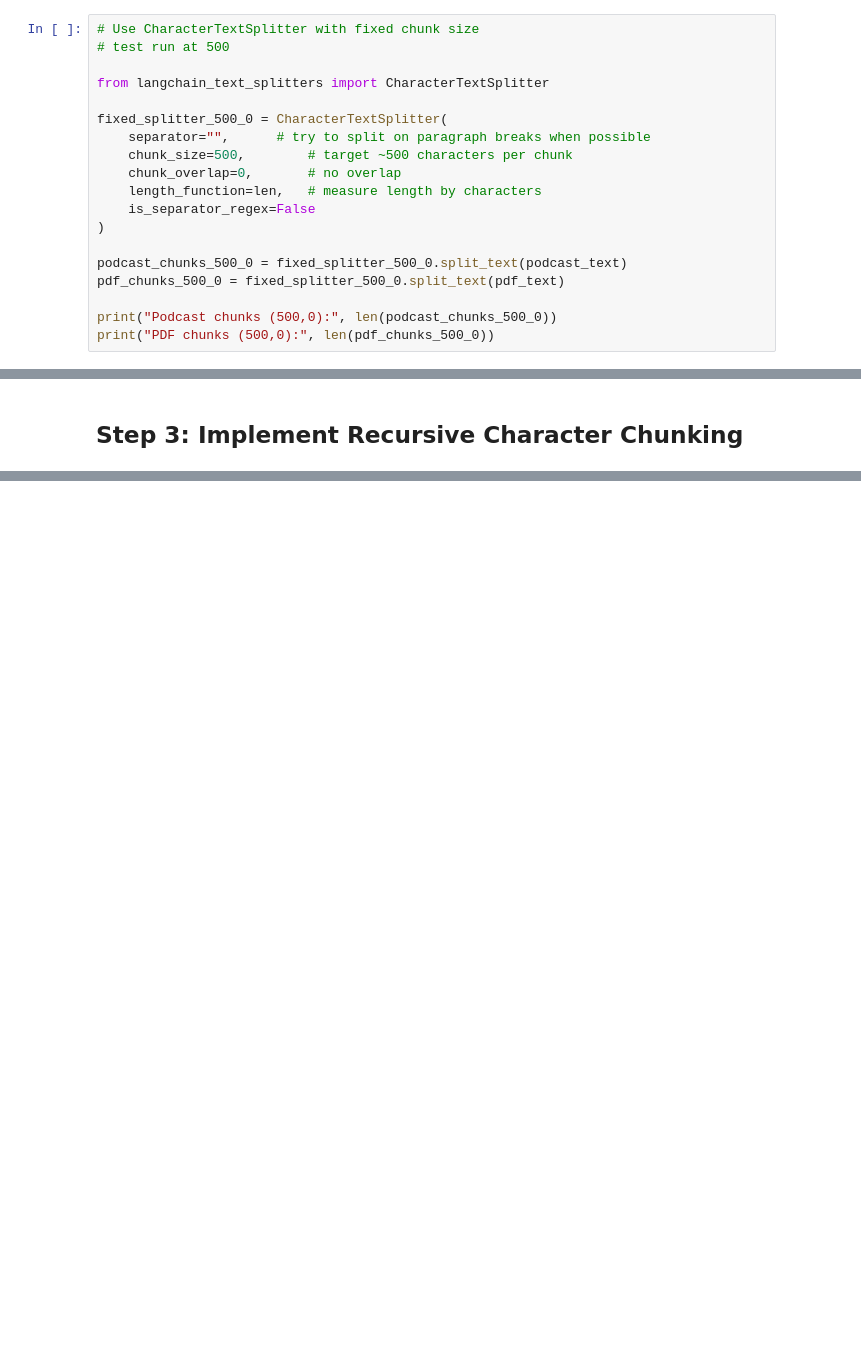
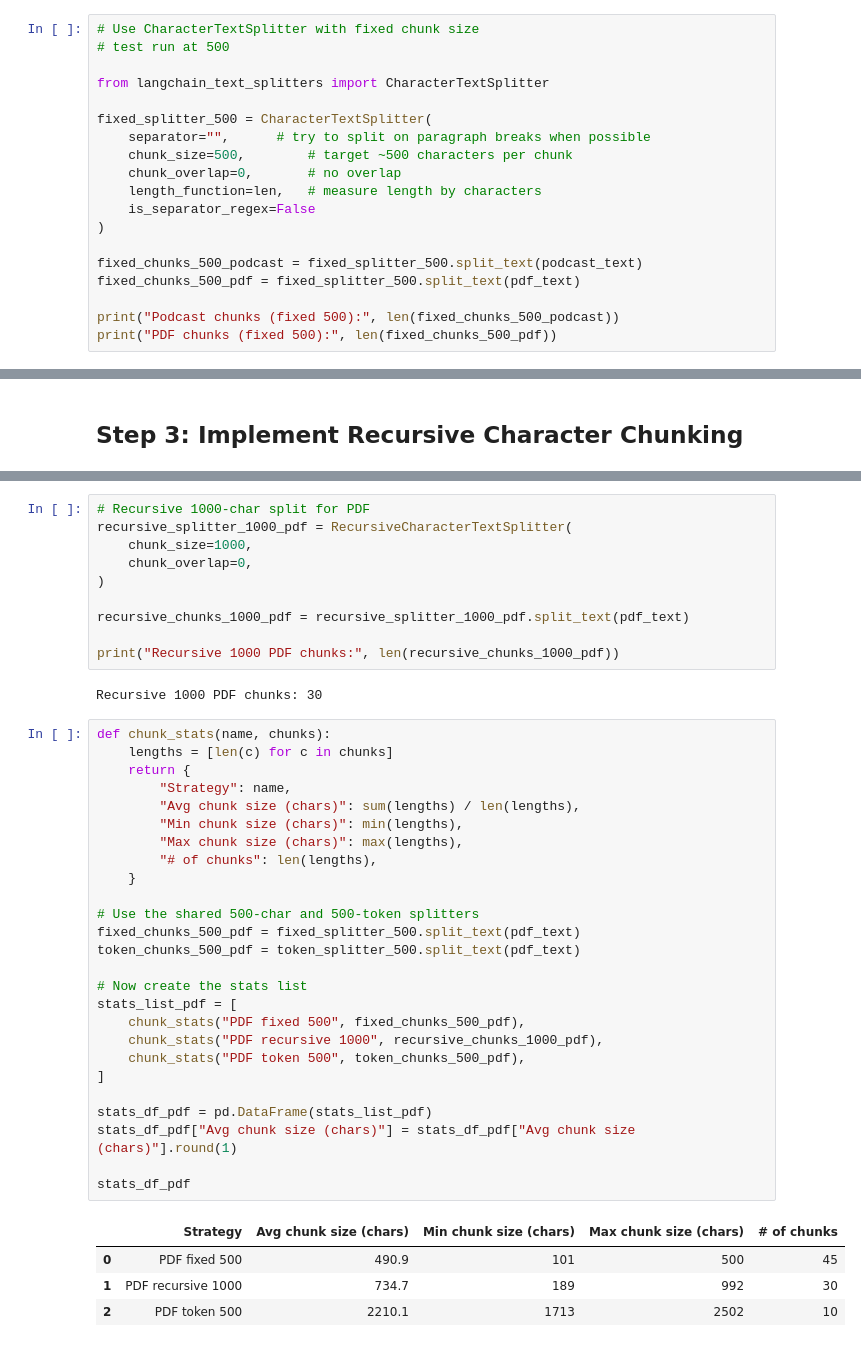
Before and after one commit to andreasmp77-crypto/W3D4_LAB_Slice_docs, a Jupyter notebook: chunking_strategies.ipynb, the cells around one changed output, grey strips where cells are left out. Saved outputs shown, nothing was run; the diff lists cells and outputs as text; blank space fills up the shorter version.

```diff
--- a/chunking_strategies.ipynb
+++ b/chunking_strategies.ipynb
@@ -188,7 +162,7 @@ PDF characters: 22101
 
 from langchain_text_splitters import CharacterTextSplitter
 
-fixed_splitter_500_0 = CharacterTextSplitter(
+fixed_splitter_500 = CharacterTextSplitter(
     separator="",      # try to split on paragraph breaks when possible
     chunk_size=500,        # target ~500 characters per chunk
     chunk_overlap=0,       # no overlap
@@ -196,9 +170,9 @@ fixed_splitter_500_0 = CharacterTextSplitter(
     is_separator_regex=False
 )
 
-podcast_chunks_500_0 = fixed_splitter_500_0.split_text(podcast_text)
-pdf_chunks_500_0 = fixed_splitter_500_0.split_text(pdf_text)
+fixed_chunks_500_podcast = fixed_splitter_500.split_text(podcast_text)
+fixed_chunks_500_pdf = fixed_splitter_500.split_text(pdf_text)
 
-print("Podcast chunks (500,0):", len(podcast_chunks_500_0))
-print("PDF chunks (500,0):", len(pdf_chunks_500_0))
+print("Podcast chunks (fixed 500):", len(fixed_chunks_500_podcast))
+print("PDF chunks (fixed 500):", len(fixed_chunks_500_pdf))
 # %% [output]
@@ -540,0 +756,43 @@ Saved recursive boundary examples to: reports\recursive_chunking_boundary_exampl
+# %%
+# Recursive 1000-char split for PDF
+recursive_splitter_1000_pdf = RecursiveCharacterTextSplitter(
+    chunk_size=1000,
+    chunk_overlap=0,
+)
+
+recursive_chunks_1000_pdf = recursive_splitter_1000_pdf.split_text(pdf_text)
+
+print("Recursive 1000 PDF chunks:", len(recursive_chunks_1000_pdf))
+# %% [output]
+Recursive 1000 PDF chunks: 30
+# %%
+def chunk_stats(name, chunks):
+    lengths = [len(c) for c in chunks]
+    return {
+        "Strategy": name,
+        "Avg chunk size (chars)": sum(lengths) / len(lengths),
+        "Min chunk size (chars)": min(lengths),
+        "Max chunk size (chars)": max(lengths),
+        "# of chunks": len(lengths),
+    }
+
+# Use the shared 500-char and 500-token splitters
+fixed_chunks_500_pdf = fixed_splitter_500.split_text(pdf_text)
+token_chunks_500_pdf = token_splitter_500.split_text(pdf_text)
+
+# Now create the stats list
+stats_list_pdf = [
+    chunk_stats("PDF fixed 500", fixed_chunks_500_pdf),
+    chunk_stats("PDF recursive 1000", recursive_chunks_1000_pdf),
+    chunk_stats("PDF token 500", token_chunks_500_pdf),
+]
+
+stats_df_pdf = pd.DataFrame(stats_list_pdf)
+stats_df_pdf["Avg chunk size (chars)"] = stats_df_pdf["Avg chunk size (chars)"].round(1)
+
+stats_df_pdf
+# %% [output]
+|  | Strategy | Avg chunk size (chars) | Min chunk size (chars) | Max chunk size (chars) | # of chunks |
+| 0 | PDF fixed 500 | 490.9 | 101 | 500 | 45 |
+| 1 | PDF recursive 1000 | 734.7 | 189 | 992 | 30 |
+| 2 | PDF token 500 | 2210.1 | 1713 | 2502 | 10 |
```
Also changed, not shown: parts of 32 cells of this notebook, 10 other files.
